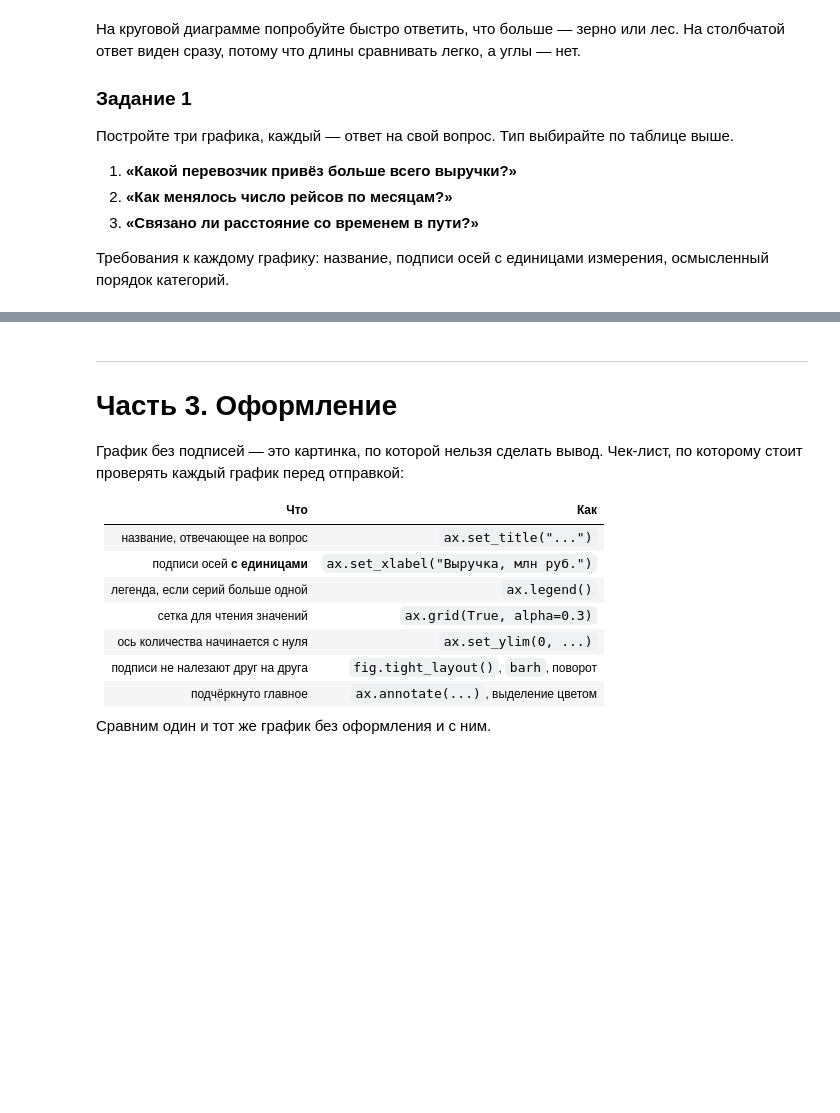
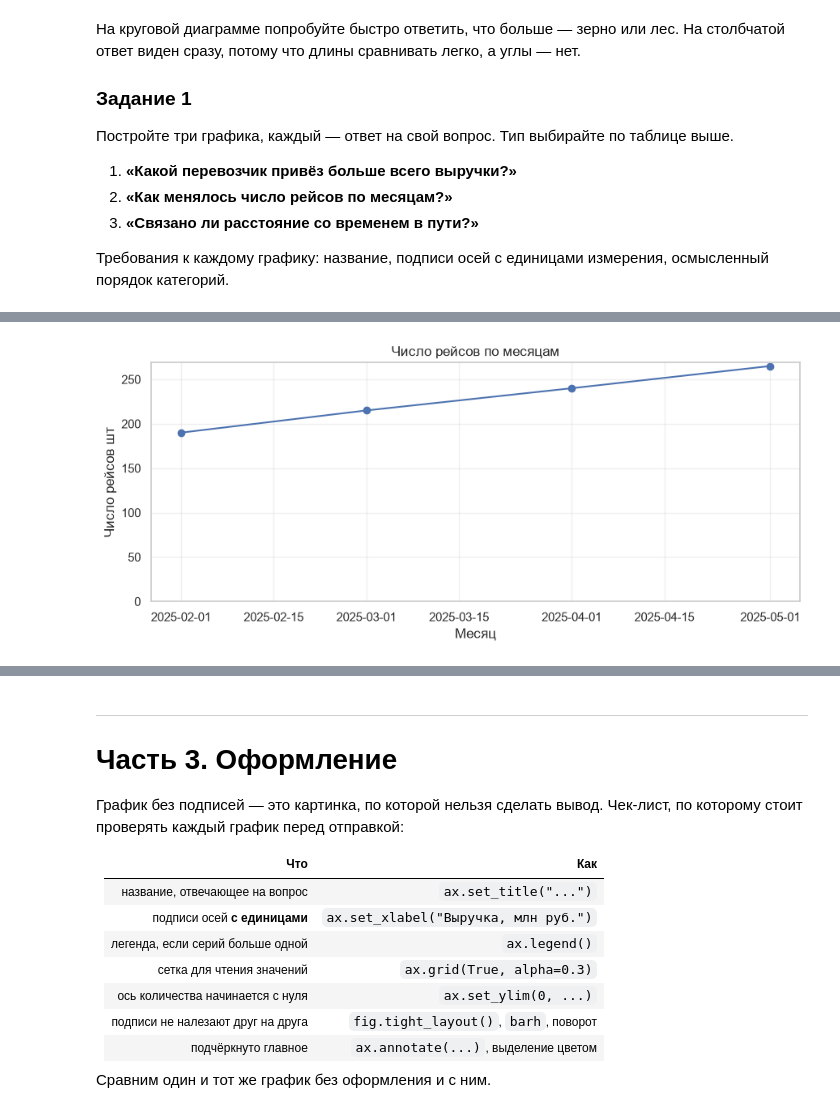
Before and after one commit to TheSashaBr/LaboratoryWork, a Jupyter notebook: S5_31.10.26/LW2-4.ipynb, the cells around one changed output, grey strips where cells are left out. Drawn from its saved outputs; the diff is of its cells as text; code cells hidden in the pictures; blank space fills up the shorter version.

```diff
--- a/S5_31.10.26/LW2-4.ipynb
+++ b/S5_31.10.26/LW2-4.ipynb
@@ -337,0 +361,19 @@ plt.show()
+# %%
+# 2) число рейсов по месяцам
+fig, ax = plt.subplots(figsize=(9, 4))
+
+df['date'] = pd.to_datetime(df['date'])
+monthly = df.groupby(df['date'].dt.to_period('M')).size()
+monthly.index = monthly.index.to_timestamp()
+
+ax.plot(monthly.index, monthly.values, marker='o')
+ax.set_title('Число рейсов по месяцам')
+ax.set_xlabel('Месяц')
+ax.set_ylabel('Число рейсов шт')
+ax.set_ylim(bottom=0)
+ax.grid(alpha=0.3)
+
+fig.tight_layout()
+plt.show()
+# %% [output]
+[figure, added]
```
Also changed, not shown: parts of 32 cells of this notebook.
